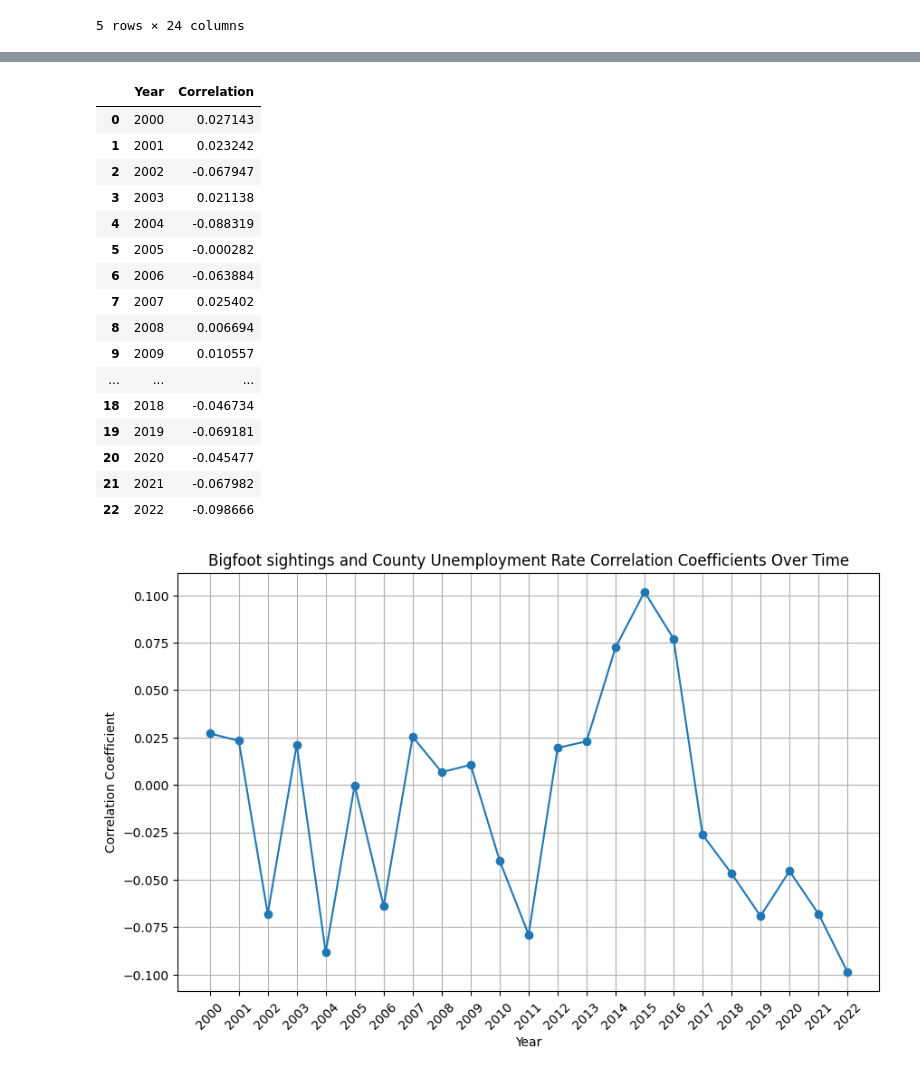
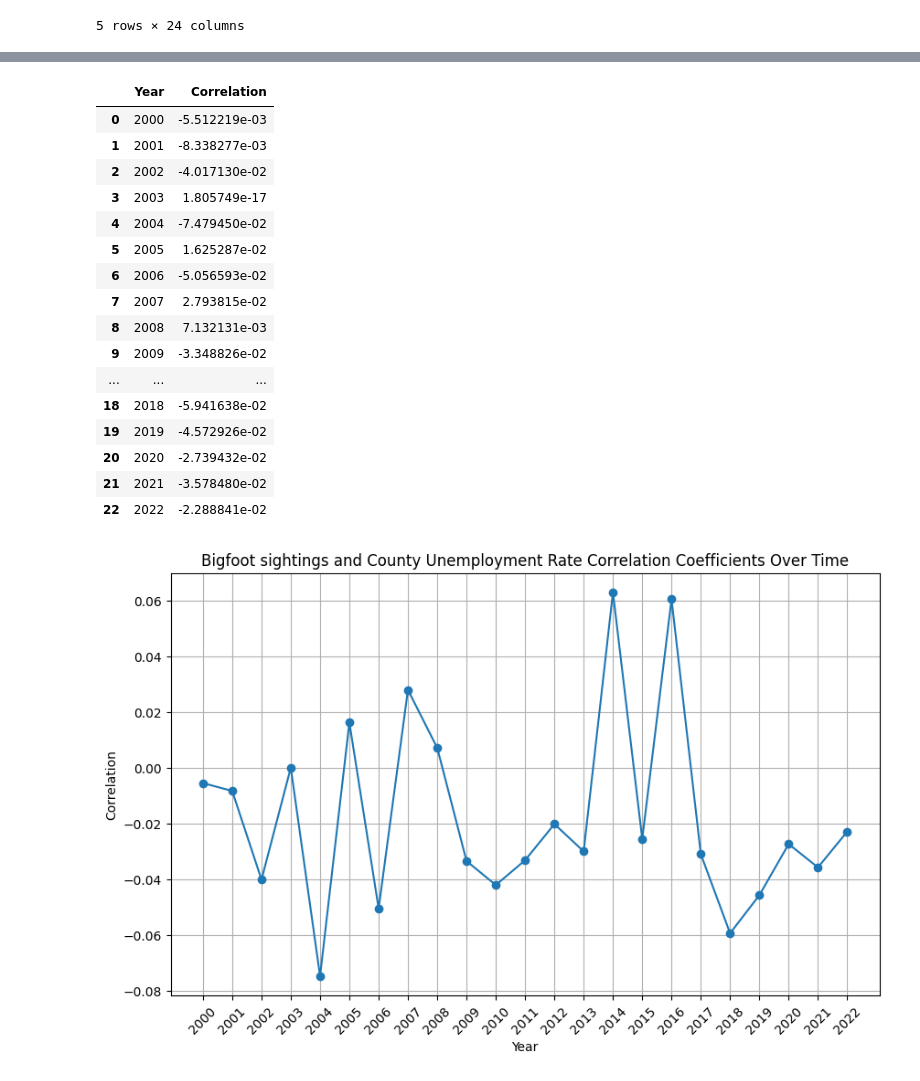
Before and after one commit to modestcharlie/2024Spr_projects, a Jupyter notebook: Final.ipynb, the cells around one changed output, grey strips where cells are left out. Saved outputs shown, nothing was run; the diff lists cells and outputs as text; code cells hidden in the pictures.

```diff
--- a/Final.ipynb
+++ b/Final.ipynb
@@ -315,7 +300,8 @@ plt.show()
 # %% [output]
 [figure]
 # %%
-education_bigfoot_merged = pd.merge(state_report_counts, state_college_level_education_data, on='state', how='left')
+education_bigfoot_merged = pd.merge(state_report_counts, state_college_level_education_data, on='state', how='right')
+education_bigfoot_merged.fillna(0, inplace=True)
 education_bigfoot_merged.head()
 # %% [output]
 |  | state | report_count | 1970 | 1980 | 1990 | 2000 | 2008-12 | 2017-21 |
@@ -478,7 +419,7 @@ education_correlation_dict = {}
 for year in Year_list:
     # 从两个DataFrame中选择相应的列
     column_df1 = county_decade_counts[year]
-    column_df2 = filtered_education_data[year]
+    column_df2 = county_college_level_education_data[year]
 
     # 计算相关系数
     education_correlation = column_df1.corr(column_df2)
@@ -548,24 +487,8 @@ df_unemployment
 | 3276 | Yauco Municipio, PR | 12.2 | 13.5 | 14.0 | 14.4 | ... |
 3277 rows × 24 columns
 # %%
-df_unemployment['State'] = None
-df_unemployment['County'] = None
+df_unemployment = parse_state_county(df_unemployment, 'Area_Name')
 
-current_state = ''  # 初始化当前州变量
-
-# 遍历 df2 的每一行
-for index, row in df_unemployment.iterrows():
-    location = row['Area_Name']
-    if 'County' not in location:  # 如果这一行没有'County'，假设它是一个州名
-        current_state = location  # 更新当前的州名
-    else:
-        # 如果有'County'，那么它是一个县名
-        # 在当前行设置State和County的值
-        df_unemployment.loc[index, 'State'] = current_state
-        df_unemployment.loc[index, 'County'] = location
-
-# 过滤出所有行，其中County列不为None，这将排除所有只表示州名的行
-df_unemployment = df_unemployment[df_unemployment['County'].notnull()]
 df_unemployment.head()
 # %% [output]
 |  | Area_Name | Unemployment_rate_2000 | Unemployment_rate_2001 | Unemployment_rate_2002 | Unemployment_rate_2003 | ... |
@@ -669,40 +579,33 @@ filtered_unemployment_data.head()
 unemployment_correlation_dict = {}
 for year in range(2000, 2023):
     year = str(year)
-    unemployment_correlation_dict[year] = county_year_counts[year].corr(filtered_unemployment_data[year])
+    unemployment_correlation_dict[year] = county_year_counts[year].corr(county_unemployment_rate[year])
 
 
 unemployment_correlation_df = pd.DataFrame(list(unemployment_correlation_dict.items()), columns=['Year', 'Correlation'])
 unemployment_correlation_df
 # %% [output]
 |  | Year | Correlation |
-| 0 | 2000 | 0.027143 |
-| 1 | 2001 | 0.023242 |
-| 2 | 2002 | -0.067947 |
-| 3 | 2003 | 0.021138 |
-| 4 | 2004 | -0.088319 |
-| 5 | 2005 | -0.000282 |
-| 6 | 2006 | -0.063884 |
-| 7 | 2007 | 0.025402 |
-| 8 | 2008 | 0.006694 |
-| 9 | 2009 | 0.010557 |
+| 0 | 2000 | -5.512219e-03 |
+| 1 | 2001 | -8.338277e-03 |
+| 2 | 2002 | -4.017130e-02 |
+| 3 | 2003 | 1.805749e-17 |
+| 4 | 2004 | -7.479450e-02 |
+| 5 | 2005 | 1.625287e-02 |
+| 6 | 2006 | -5.056593e-02 |
+| 7 | 2007 | 2.793815e-02 |
+| 8 | 2008 | 7.132131e-03 |
+| 9 | 2009 | -3.348826e-02 |
 | ... | ... | ... |
-| 18 | 2018 | -0.046734 |
-| 19 | 2019 | -0.069181 |
-| 20 | 2020 | -0.045477 |
-| 21 | 2021 | -0.067982 |
-| 22 | 2022 | -0.098666 |
+| 18 | 2018 | -5.941638e-02 |
+| 19 | 2019 | -4.572926e-02 |
+| 20 | 2020 | -2.739432e-02 |
+| 21 | 2021 | -3.578480e-02 |
+| 22 | 2022 | -2.288841e-02 |
 # %%
-plt.figure(figsize=(10, 6))  # Set the figure size
-plt.plot(unemployment_correlation_df['Year'], unemployment_correlation_df['Correlation'], marker='o')  # Create a line plot
-plt.title('Bigfoot sightings and County Unemployment Rate Correlation Coefficients Over Time')  # Add a title
-plt.xlabel('Year')  # Label the x-axis
-plt.ylabel('Correlation Coefficient')  # Label the y-axis
-plt.grid(True)  # Add a grid
-plt.xticks(rotation=45)
-plt.show()  # Display the plot
+plot_correlations(unemployment_correlation_df, 'Year', 'Correlation', 'Bigfoot sightings and County Unemployment Rate Correlation Coefficients Over Time')
 # %% [output]
-[figure, old version]
+[figure, new version]
 # %%
 unemployment_correlation_df['Abs_Correlation'] = unemployment_correlation_df['Correlation'].abs()
 sorted_df = unemployment_correlation_df.sort_values(by='Abs_Correlation', ascending=False)
```
Also changed, not shown: parts of 16 cells of this notebook, 1 other file.
